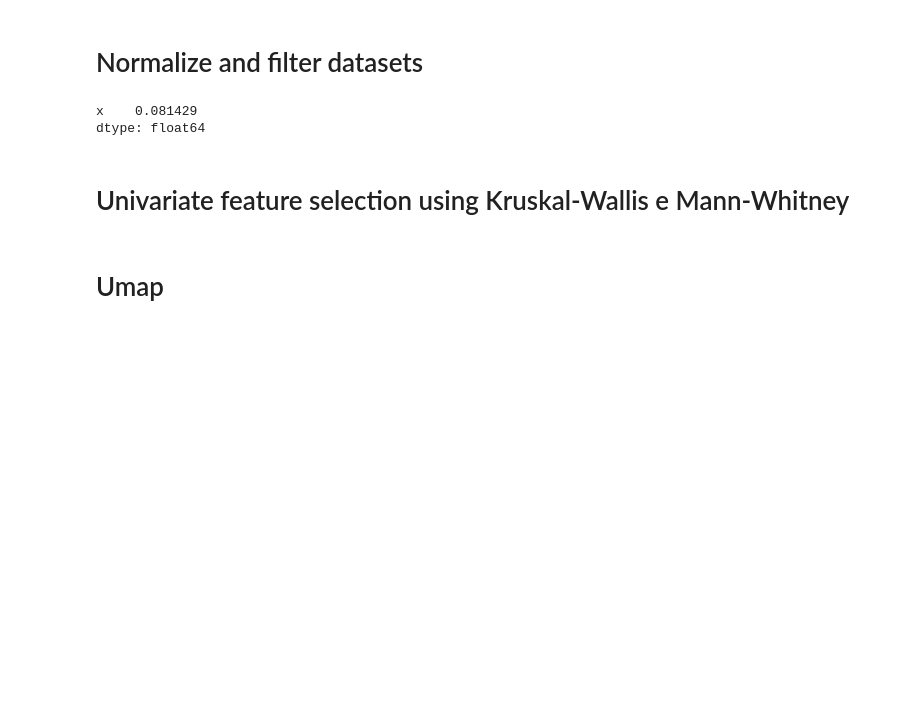
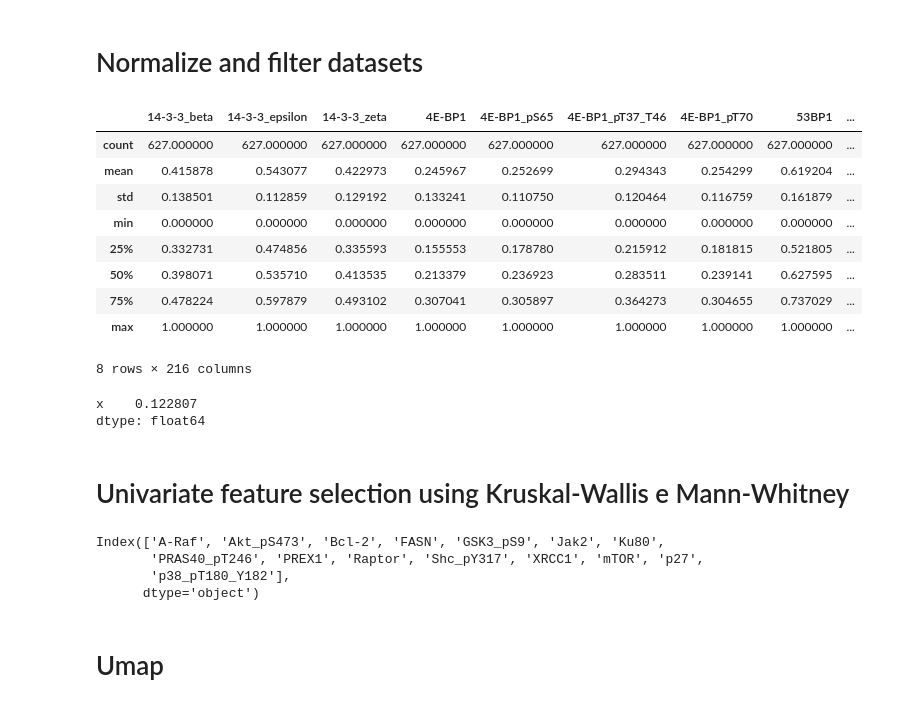
Before and after one commit to aleberans/Analisi-dati-multi-omici-per-la-predizione-della-prognosi-di-pazienti-oncologici, a Jupyter notebook: Codice.ipynb, the cells around one changed output. Saved outputs shown, nothing was run; the diff lists cells and outputs as text; code cells hidden in the pictures; blank space fills up the shorter version.

```diff
--- a/Codice.ipynb
+++ b/Codice.ipynb
@@ -150,8 +140,21 @@ filtered_normalize_data = create_data_normalized_filtered(dataset_dict, MinMaxSc
+# %%
+filtered_normalize_data['proteins'].describe()
+# %% [output]
+|  | 14-3-3_beta | 14-3-3_epsilon | 14-3-3_zeta | 4E-BP1 | 4E-BP1_pS65 | 4E-BP1_pT37_T46 | 4E-BP1_pT70 | 53BP1 | ... |
+| count | 627.000000 | 627.000000 | 627.000000 | 627.000000 | 627.000000 | 627.000000 | 627.000000 | 627.000000 | ... |
+| mean | 0.415878 | 0.543077 | 0.422973 | 0.245967 | 0.252699 | 0.294343 | 0.254299 | 0.619204 | ... |
+| std | 0.138501 | 0.112859 | 0.129192 | 0.133241 | 0.110750 | 0.120464 | 0.116759 | 0.161879 | ... |
+| min | 0.000000 | 0.000000 | 0.000000 | 0.000000 | 0.000000 | 0.000000 | 0.000000 | 0.000000 | ... |
+| 25% | 0.332731 | 0.474856 | 0.335593 | 0.155553 | 0.178780 | 0.215912 | 0.181815 | 0.521805 | ... |
+| 50% | 0.398071 | 0.535710 | 0.413535 | 0.213379 | 0.236923 | 0.283511 | 0.239141 | 0.627595 | ... |
+| 75% | 0.478224 | 0.597879 | 0.493102 | 0.307041 | 0.305897 | 0.364273 | 0.304655 | 0.737029 | ... |
+| max | 1.000000 | 1.000000 | 1.000000 | 1.000000 | 1.000000 | 1.000000 | 1.000000 | 1.000000 | ... |
+8 rows × 216 columns
 # %%
 #baseline AUPRC
-len(label)/label[label['x'] == 1].count()/100
+label[label['x'] == 1].count()/len(label)
 # %% [output]
-x    0.081429
+x    0.122807
 dtype: float64
 # %% [markdown]
 # Univariate feature selection using Kruskal-Wallis e Mann-Whitney
@@ -164,6 +167,13 @@ def univariate_features_selection(dataset, label, univariate_tecnique, min_pValu
     H, pval = univariate_tecnique(pos, neg)
     mask = (pval < min_pValue)
     return dataset.columns[mask]
+# %%
+univariate_features_selection(filtered_normalize_data['proteins'], label, kruskal, 0.05)
+# %% [output]
+Index(['A-Raf', 'Akt_pS473', 'Bcl-2', 'FASN', 'GSK3_pS9', 'Jak2', 'Ku80',
+       'PRAS40_pT246', 'PREX1', 'Raptor', 'Shc_pY317', 'XRCC1', 'mTOR', 'p27',
+       'p38_pT180_Y182'],
+      dtype='object')
 # %% [markdown]
 # Umap
 # %%
```
Also changed, not shown: parts of 21 cells of this notebook.
